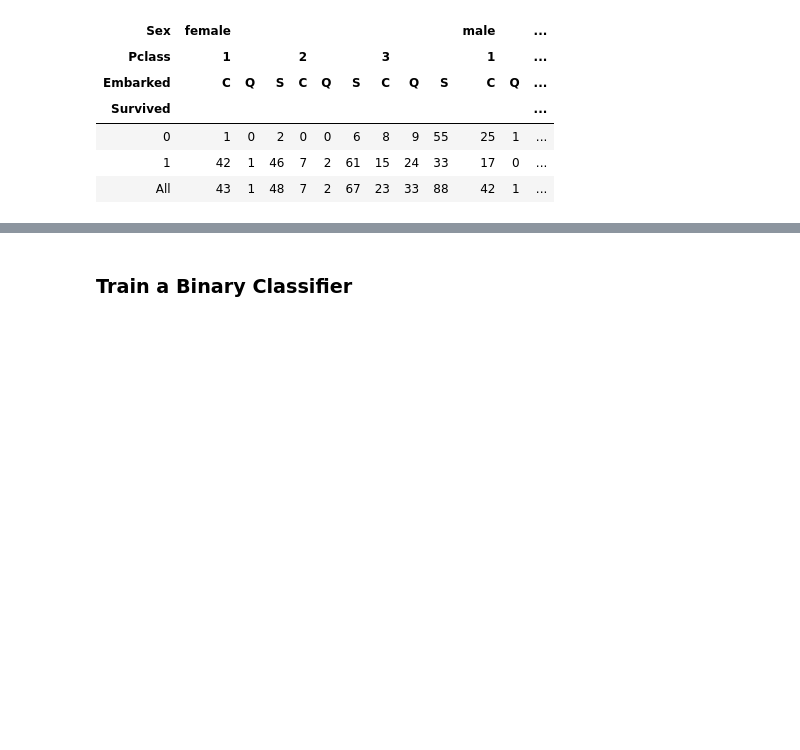
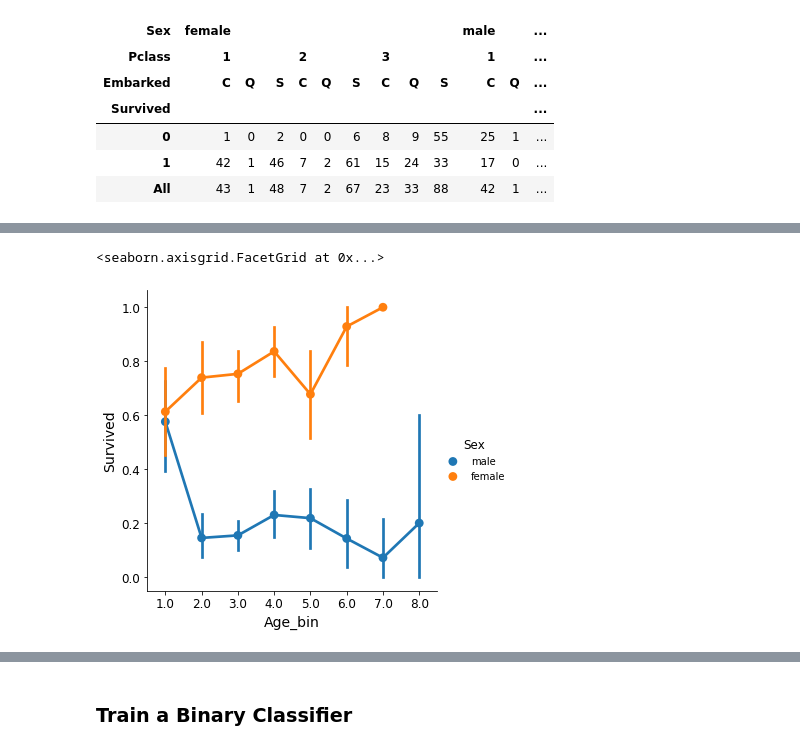
Before and after one commit to SantiB17/Titanic-Comp, a Jupyter notebook: Titanic_notebook.ipynb, the cells around one changed output, grey strips where cells are left out. Cells and saved outputs as stored; diff of their text form; code cells hidden in the pictures; blank space fills up the shorter version.

Commit message:
Titanic EDA
More exploratory data analysis

```diff
--- a/Titanic_notebook.ipynb
+++ b/Titanic_notebook.ipynb
@@ -249,0 +259,6 @@ pd.crosstab([df_train.Survived], [df_train.Sex, df_train.Pclass, df_train.Embark
+# %%
+#Survival rate of men and women based on their age
+sns.catplot('Age_bin', 'Survived', hue='Sex', kind='point', data=df_train)
+# %% [output]
+<seaborn.axisgrid.FacetGrid at 0x...>
+[figure, added]
```
Also changed, not shown: parts of 18 cells of this notebook.
